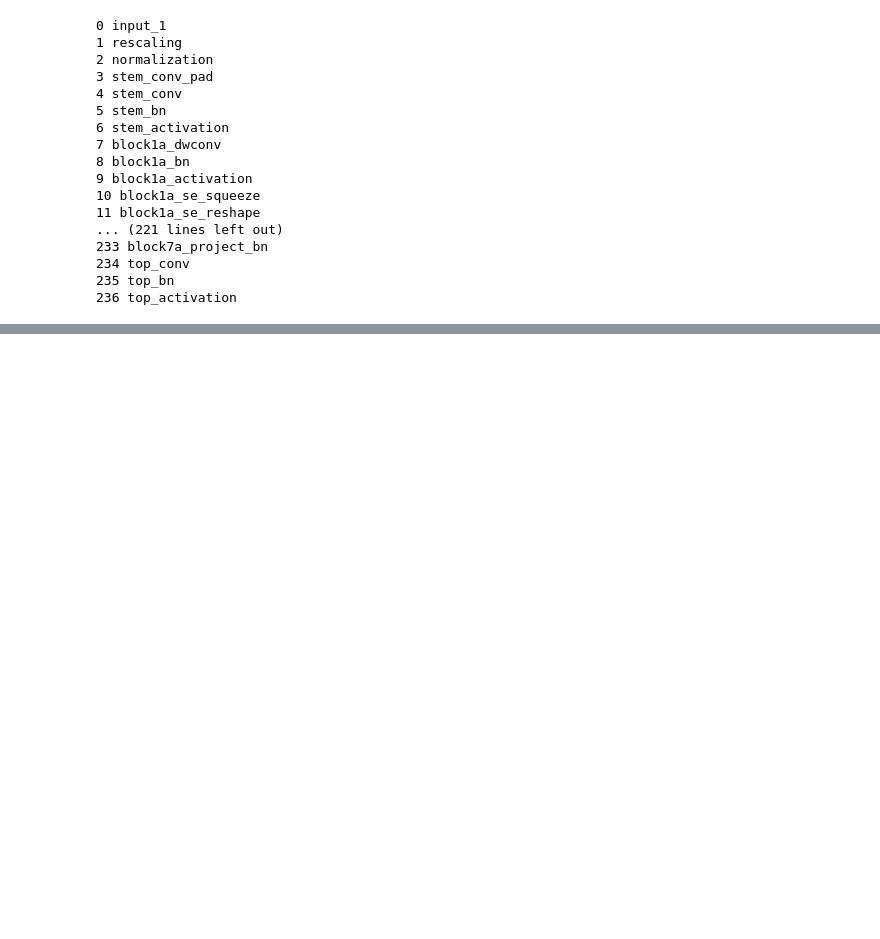
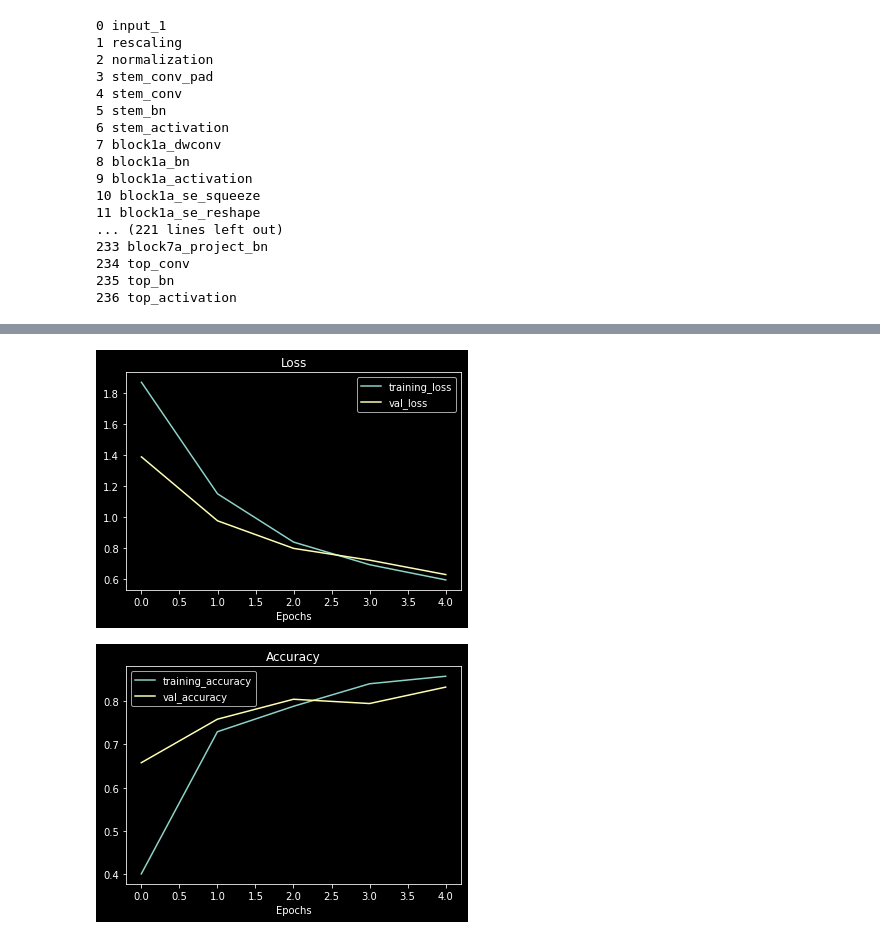
Before and after one commit to gvtsch/Udemy_TensorFlow_Certificate, a Jupyter notebook: 05_transfer_learning_with_tensorflow_part_2_fine_tuning.ipynb, the cells around one changed output, grey strips where cells are left out. Drawn from its saved outputs; the diff is of its cells as text; code cells hidden in the pictures; blank space fills up the shorter version.

```diff
--- a/05_transfer_learning_with_tensorflow_part_2_fine_tuning.ipynb
+++ b/05_transfer_learning_with_tensorflow_part_2_fine_tuning.ipynb
@@ -258,0 +281,6 @@ _________________________________________________________________
+# %%
+# Check out our model's training curves
+plot_loss_curves(history_0)
+# %% [output]
+[figure, added]
+[figure, added]
```
Also changed, not shown: parts of 15 cells of this notebook.
